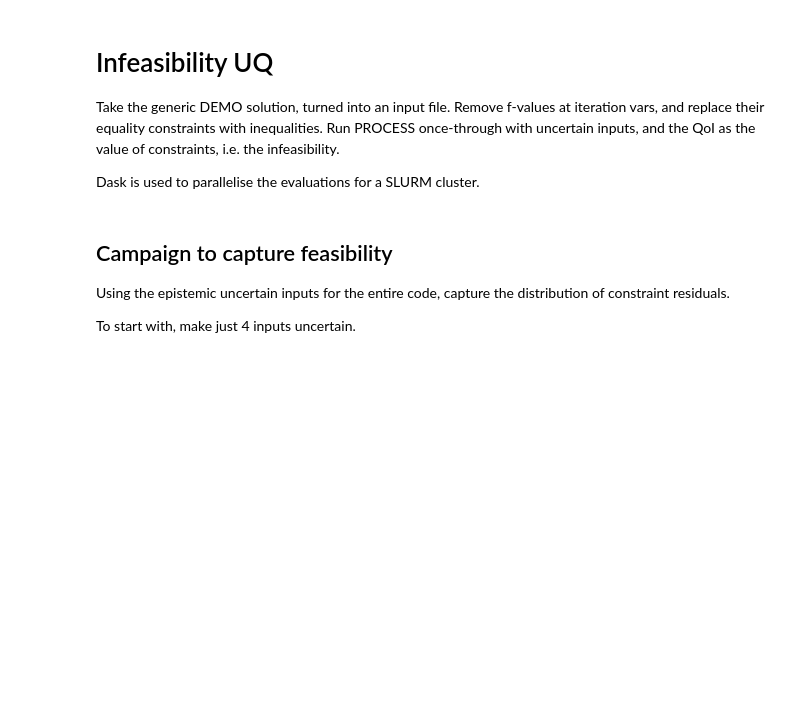
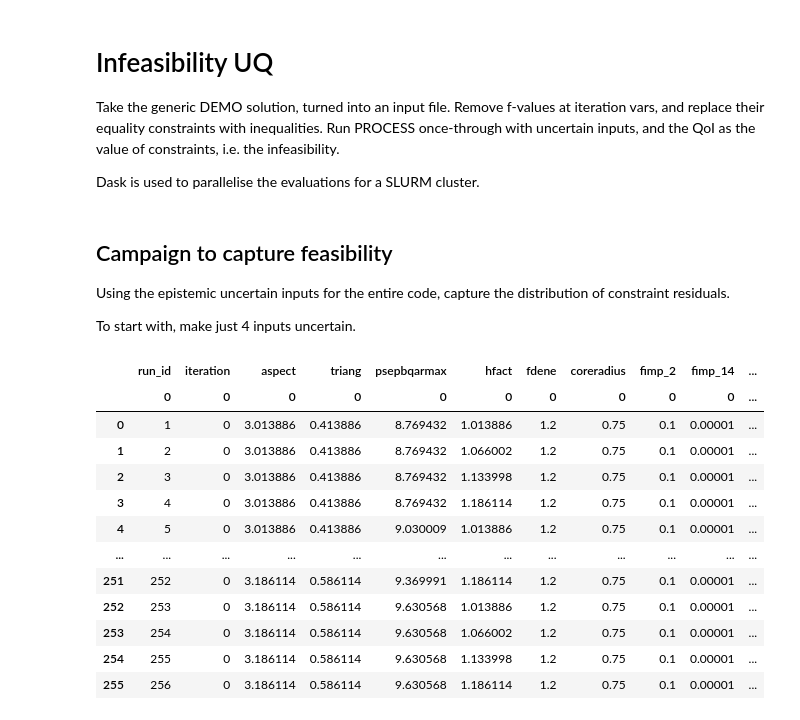
Before and after one commit to jonmaddock/easyVVUQ-process, a Jupyter notebook: examples/infeas_eval_cluster.ipynb, the cells around one changed output. Drawn from its saved outputs; the diff is of its cells as text; code cells hidden in the pictures; blank space fills up the shorter version.

Commit message:
Adapt cluster examples for open-source Process

```diff
--- a/examples/infeas_eval_cluster.ipynb
+++ b/examples/infeas_eval_cluster.ipynb
@@ -46,94 +46,114 @@ client = Client(cluster)
 # Define campaign
 WORK_DIR = "campaigns"
 Path("campaigns").mkdir(exist_ok=True)
-campaign = uq.Campaign(name="model_inputs", work_dir=WORK_DIR)
+campaign = uq.Campaign(name="example_cluster", work_dir=WORK_DIR)
 
 # Define parameter space
 # Uncertainties from Alex's SA paper
 
 params = {
-    "fgwped": {
+    "fdene": {
         "type": "float",
         "min": 1.1,
         "max": 1.3,
-        "default": 1.1,
-    },  # check: not sure if this is right var
-    "hfact": {"type": "float", "min": 1.0, "max": 1.2, "default": 1.1},
-    "coreradius": {"type": "float", "min": 0.45, "max": 0.75, "default": 0.75},
-    "fimp_2": {"type": "float", "min": 0.085, "max": 0.115, "default": 0.1},  # check
+        "default": 1.2,
+    },  # check: not sure if this is right var. I think ok
+    "hfact": {"type": "float", "min": 1.0, "max": 1.2, "default": 1.2},
+    "coreradius": {"type": "float", "min": 0.45, "max": 0.75, "default": 0.75},  # ok
+    "fimp_2": {"type": "float", "min": 0.085, "max": 0.115, "default": 0.1},  # ok
     "fimp_14": {
         "type": "float",
         "min": 1.0e-5,
         "max": 1.0e-4,
-        "default": 5e-5,
-    },  # check
-    "psepbqarmax": {"type": "float", "min": 8.7, "max": 9.7, "default": 9.2},
-    "flhthresh": {"type": "float", "min": 0.85, "max": 1.15, "default": 1.15},  # check
-    "bscfmax": {"type": "float", "min": 0.95, "max": 1.05, "default": 0.99},
-    "peakfactrad": {"type": "float", "min": 2.0, "max": 3.5, "default": 3.33},
-    "kappa": {"type": "float", "min": 1.8, "max": 1.9, "default": 1.8},  # check default
-    "etaech": {"type": "float", "min": 0.3, "max": 0.5, "default": 0.4},
-    "feffcd": {"type": "float", "min": 0.5, "max": 5.0, "default": 1.0},
-    "etath": {"type": "float", "min": 0.36, "max": 0.4, "default": 0.375},
-    "etaiso": {"type": "float", "min": 0.75, "max": 0.95, "default": 0.9},
+        "default": 1.0e-5,
+    },  # ok
+    "psepbqarmax": {"type": "float", "min": 8.7, "max": 9.7, "default": 9.0},  # ok
+    "flhthresh": {"type": "float", "min": 0.85, "max": 1.15, "default": 1.15},  # ok
+    "cboot": {
+        "type": "float",
+        "min": 0.95,
+        "max": 1.05,
+        "default": 1.0,
+    },  # ok
+    "peakfactrad": {"type": "float", "min": 2.0, "max": 3.5, "default": 3.33},  # ok
+    "kappa": {"type": "float", "min": 1.8, "max": 1.9, "default": 1.848},  # ok
+    "etaech": {"type": "float", "min": 0.3, "max": 0.5, "default": 0.4},  # ok
+    "feffcd": {"type": "float", "min": 0.5, "max": 5.0, "default": 1.0},  # ok
+    "etath": {"type": "float", "min": 0.36, "max": 0.4, "default": 0.375},  # ok
+    "etaiso": {"type": "float", "min": 0.75, "max": 0.95, "default": 0.9},  # ok
     "boundl_18": {
         "type": "float",
         "min": 3.25,
         "max": 3.75,
-        "default": 3.5,
-    },  # q^95_min
-    "pinjalw": {"type": "float", "min": 51.0, "max": 61.0, "default": 51.0},
-    "alstroh": {"type": "float", "min": 6.0e8, "max": 7.2e8, "default": 6.6e8},
+        "default": 3.25,
+    },  # q^95_min, ok
+    "pinjalw": {"type": "float", "min": 51.0, "max": 61.0, "default": 61.0},  # ok
+    "alstroh": {"type": "float", "min": 6.0e8, "max": 7.2e8, "default": 6.6e8},  # ok
     "sig_tf_wp_max": {
         "type": "float",
         "min": 5.2e8,
         "max": 6.4e8,
-        "default": 5.8e8,
-    },  # winding pack, or casing?
+        "default": 6.4e8,
+    },  # ok, but might need sig_tf_case_max to be the same too
     "aspect": {"type": "float", "min": 3.0, "max": 3.2, "default": 3.1},
     "boundu_2": {
         "type": "float",
         "min": 11.0,
         "max": 12.0,
-        "default": 11.5,
-    },  # B_T^max: check default
-    "triang": {"type": "float", "min": 0.4, "max": 0.6, "default": 0.5},
-    "out_file": {"type": "string", "default": "out.csv"},
+        "default": 12.0,
+    },  # B_T^max, ok
+    "triang": {"type": "float", "min": 0.4, "max": 0.6, "default": 0.5},  # ok
+    "vary_param": {
+        "type": "string",
+        "default": "",
+    },  # param being changed: used for analysis only
 }
 
 # QoIs
 # Violated constraint residuals
 qois = [
-    "vio_constr_res",
+    "rms_vio_constr_res",
 ]
 
 # Create encoder and decoder
 encoder = uq.encoders.GenericEncoder(
     template_fname="demo_sol_max_net_elec_no_f_IN.template", target_filename="IN.DAT"
 )
-decoder = uq.decoders.JSONDecoder(
-    target_filename="constraints.json", output_columns=qois
-)
+decoder = uq.decoders.JSONDecoder(target_filename="responses.json", output_columns=qois)
 
 cmd = "process -i IN.DAT"
 actions = uq.actions.local_execute(encoder, cmd, decoder)
 
 # Add the app
 campaign.add_app(name="feasibility", params=params, actions=actions)
 
 # Create PCE sampler, 4 uncertainties
 vary = {
     "aspect": cp.Uniform(3.0, 3.2),
     "triang": cp.Uniform(0.4, 0.6),
     "psepbqarmax": cp.Uniform(8.7, 9.7),
     "hfact": cp.Uniform(1.0, 1.2),
 }
 pce_sampler = uq.sampling.PCESampler(vary=vary, polynomial_order=3)
 
 # Add pce_sampler to campaign
 campaign.set_sampler(pce_sampler)
 
 # Draw samples, execute and collate
 campaign.execute(pool=client).collate(progress_bar=True)
 samples = campaign.get_collation_result()
 samples
+# %% [output]
+|  | run_id | iteration | aspect | triang | psepbqarmax | hfact | fdene | coreradius | fimp_2 | fimp_14 | ... |
+|  | 0 | 0 | 0 | 0 | 0 | 0 | 0 | 0 | 0 | 0 | ... |
+| 0 | 1 | 0 | 3.013886 | 0.413886 | 8.769432 | 1.013886 | 1.2 | 0.75 | 0.1 | 0.00001 | ... |
+| 1 | 2 | 0 | 3.013886 | 0.413886 | 8.769432 | 1.066002 | 1.2 | 0.75 | 0.1 | 0.00001 | ... |
+| 2 | 3 | 0 | 3.013886 | 0.413886 | 8.769432 | 1.133998 | 1.2 | 0.75 | 0.1 | 0.00001 | ... |
+| 3 | 4 | 0 | 3.013886 | 0.413886 | 8.769432 | 1.186114 | 1.2 | 0.75 | 0.1 | 0.00001 | ... |
+| 4 | 5 | 0 | 3.013886 | 0.413886 | 9.030009 | 1.013886 | 1.2 | 0.75 | 0.1 | 0.00001 | ... |
+| ... | ... | ... | ... | ... | ... | ... | ... | ... | ... | ... | ... |
+| 251 | 252 | 0 | 3.186114 | 0.586114 | 9.369991 | 1.186114 | 1.2 | 0.75 | 0.1 | 0.00001 | ... |
+| 252 | 253 | 0 | 3.186114 | 0.586114 | 9.630568 | 1.013886 | 1.2 | 0.75 | 0.1 | 0.00001 | ... |
+| 253 | 254 | 0 | 3.186114 | 0.586114 | 9.630568 | 1.066002 | 1.2 | 0.75 | 0.1 | 0.00001 | ... |
+| 254 | 255 | 0 | 3.186114 | 0.586114 | 9.630568 | 1.133998 | 1.2 | 0.75 | 0.1 | 0.00001 | ... |
+| 255 | 256 | 0 | 3.186114 | 0.586114 | 9.630568 | 1.186114 | 1.2 | 0.75 | 0.1 | 0.00001 | ... |
```
Also changed, not shown: parts of 1 cell of this notebook, 2 other files.
